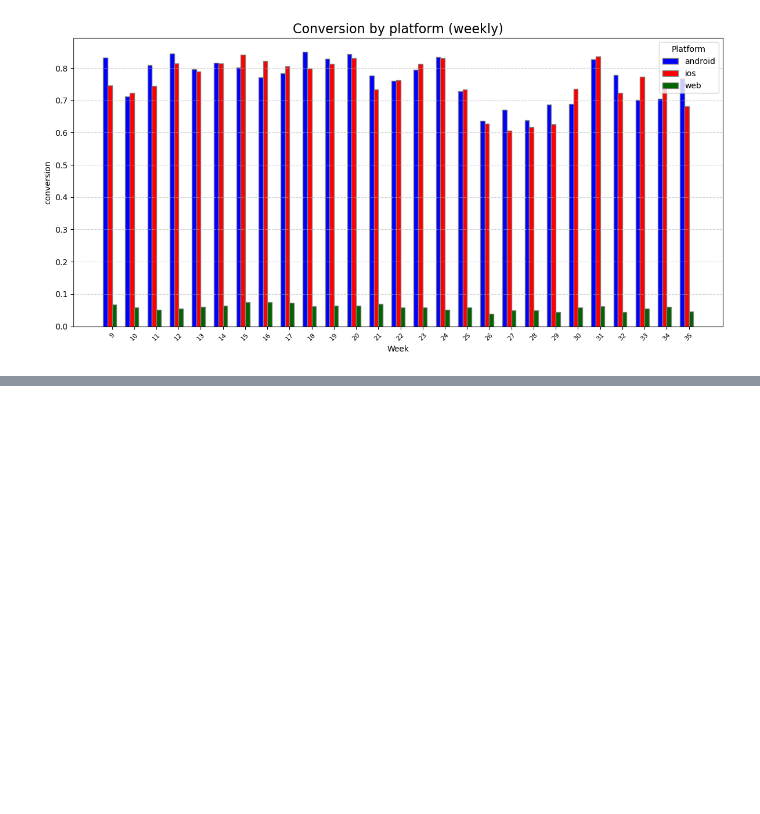
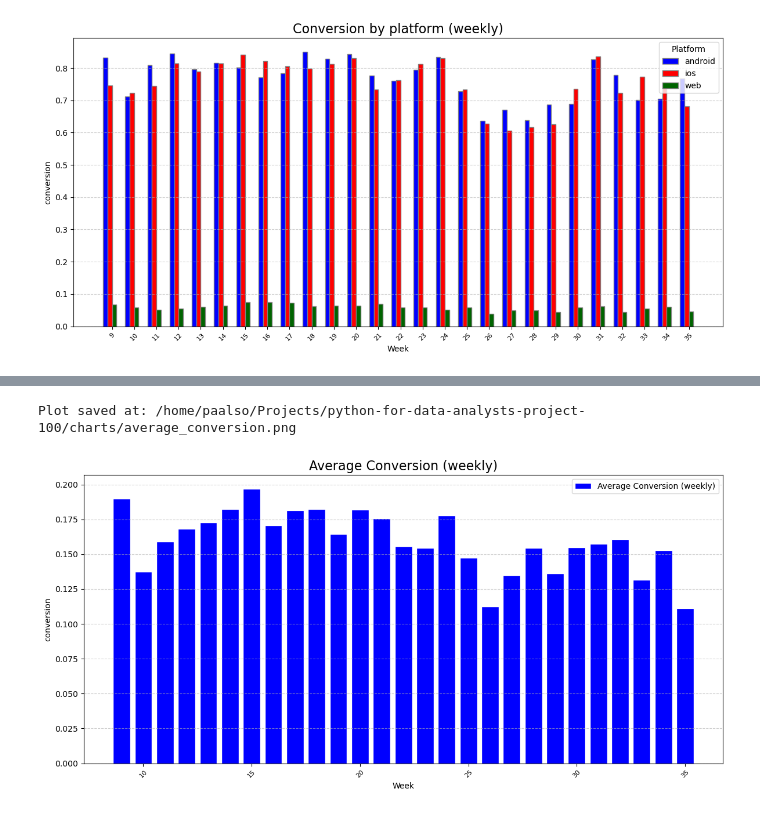
Before and after one commit to paalso/python-for-data-analysts-project-100, a Jupyter notebook: charts_project.ipynb, the cells around one changed output, grey strips where cells are left out. Drawn from its saved outputs; the diff is of its cells as text; code cells hidden in the pictures; blank space fills up the shorter version.

```diff
--- a/charts_project.ipynb
+++ b/charts_project.ipynb
@@ -865,0 +972,4 @@ Plot saved at: /home/paalso/Projects/python-for-data-analysts-project-100/charts
+# %%
+conversion_weekly_grouped = conversion_weekly_df.groupby('week')[['visits', 'registrations']].sum().reset_index()
+conversion_weekly_grouped['conversion'] = conversion_weekly_grouped['registrations'] / conversion_weekly_grouped['visits']
+conversion_weekly_grouped.head()
@@ -865,0 +983,12 @@ Plot saved at: /home/paalso/Projects/python-for-data-analysts-project-100/charts
+# %%
+plot_column_data(
+    conversion_weekly_grouped,
+    date_column='week',
+    column_name='conversion',
+    title='Average Conversion (weekly)',
+    xlabel='Week',
+    save_path=f'{dir_to_save_plots}/average_conversion.png'
+)
+# %% [output]
+Plot saved at: /home/paalso/Projects/python-for-data-analysts-project-100/charts/average_conversion.png
+[figure, added]
```
Also changed, not shown: parts of 7 cells of this notebook, 2 other files.
